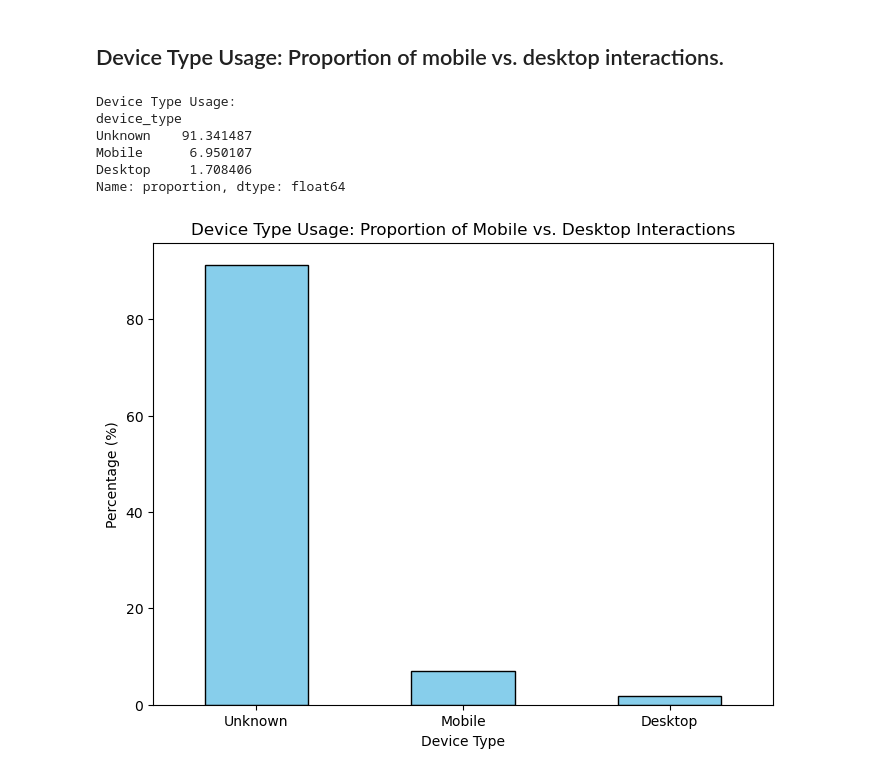
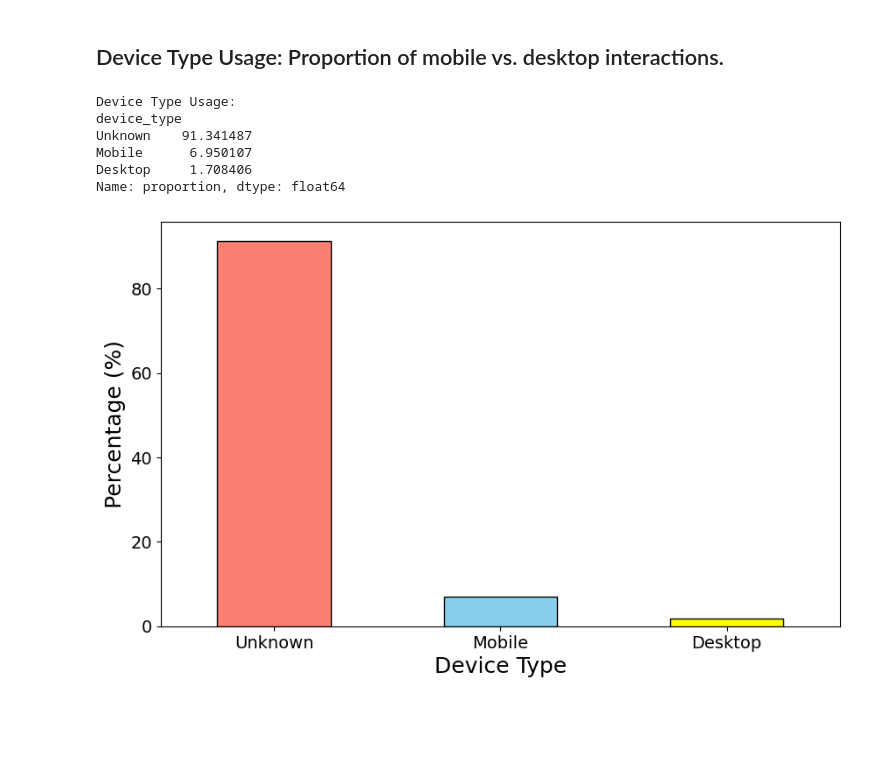
Before and after one commit to saikiranpennam/QuantitativeStudyofPhishing, a Jupyter notebook: phishingcode.ipynb, the cells around one changed output. Drawn from its saved outputs; the diff is of its cells as text; code cells hidden in the pictures; blank space fills up the shorter version.

Commit message:
minor modification in the plot

```diff
--- a/phishingcode.ipynb
+++ b/phishingcode.ipynb
@@ -924,37 +924,38 @@ phishing_data = phishingData.dropna(subset=['domain'])
 mobile_indicators = ["m.", "/mobile", "android", "ios"]
 desktop_indicators = ["desktop", "windows", "mac"]
 
 # Define a function to classify device type based on URL pattern
 def classify_device_type(domain):
     domain = domain.lower()
     if any(keyword in domain for keyword in mobile_indicators):
         return "Mobile"
     elif any(keyword in domain for keyword in desktop_indicators):
         return "Desktop"
     return "Unknown"
 
 # Apply function to classify device type
 phishing_data['device_type'] = phishing_data['domain'].apply(classify_device_type)
 
 # Calculate Device Type Usage
 device_type_usage = phishing_data['device_type'].value_counts(normalize=True) * 100
 print("Device Type Usage:")
 print(device_type_usage)
 
 
 # Plot Device Type Usage
-plt.figure(figsize=(8, 6))
-device_type_usage.plot(kind='bar', color='skyblue', edgecolor='black')
-plt.title("Device Type Usage: Proportion of Mobile vs. Desktop Interactions")
-plt.xlabel("Device Type")
-plt.ylabel("Percentage (%)")
-plt.xticks(rotation=0)
+plt.figure(figsize=(10, 6))
+device_type_usage.plot(kind='bar', color=['salmon', 'skyblue', 'yellow'], edgecolor='black')
+#plt.title("Device Type Usage: Proportion of Mobile vs. Desktop Interactions")
+plt.xlabel("Device Type", fontsize=18)
+plt.ylabel("Percentage (%)", fontsize=18)
+plt.xticks(rotation=0, fontsize=14)
+plt.yticks(fontsize=14)
 plt.show()
 # %% [output]
 Device Type Usage:
 device_type
 Unknown    91.341487
 Mobile      6.950107
 Desktop     1.708406
 Name: proportion, dtype: float64
-[figure, old version]
+[figure, new version]
```
